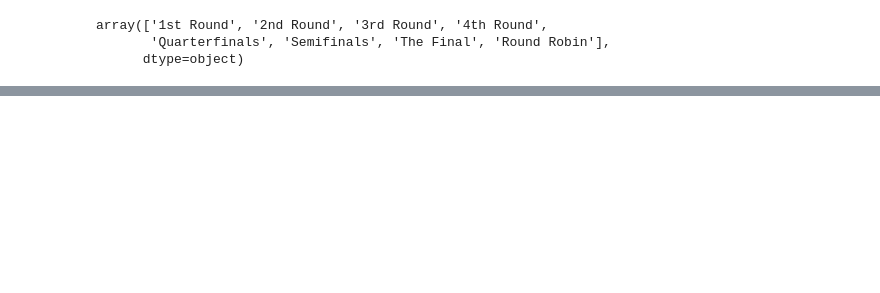
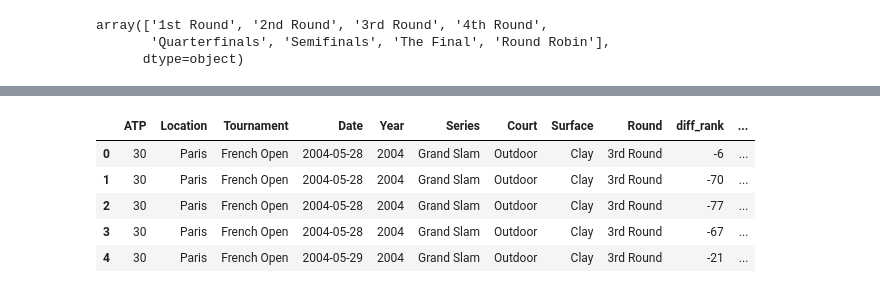
Before and after one commit to rielaben/Tennis_Modeling, a Jupyter notebook: data_aggregating.ipynb, the cells around one changed output, grey strips where cells are left out. Cells and saved outputs as stored; diff of their text form; code cells hidden in the pictures; blank space fills up the shorter version.

```diff
--- a/data_aggregating.ipynb
+++ b/data_aggregating.ipynb
@@ -219,3 +228,35 @@ tennis_df.head()
 # find surface and other features
 # %%
 tennis_df_historical = tennis_df.copy()
+# %%
+# creates player dictionary with basic info
+def player_dict_generator(name, rank, prob):
+
+    player_dict = {}
+    player_dict['name'] = name
+    player_dict['rank'] = rank
+    player_dict['prob'] = prob
+
+    return player_dict
+# %%
+# queries into whole dataset to filter so we're only looking at matches of a player before the match of interest
+def historical_match_data(player_name, date_of_match):
+#     isolated all matches a player has played in (whole dataset)
+    player_rank_history = tennis_df_historical.loc[(tennis_df_historical['Winner'] == player_name) | (tennis_df_historical['Loser'] == player_name)]
+#     filter this so we're only looking at historical matches
+
+    player_rank_history = player_rank_history.loc[player_rank_history['Date'] < date_of_match]
+
+    return player_rank_history
+# %%
+# returns winning percentage for given df
+# this function should only be called after historical_match_data()
+def winning_percentage(player_df, player_name):
+
+#     find where player wins, loses, then get percentage
+    appears_winner = len(player_df.loc[player_df['Winner']==player_name])
+    appears_loser = len(player_df.loc[player_df['Loser']==player_name])
+    assert(appears_winner + appears_loser == len(player_df))
+    winning_percentage = appears_winner/len(player_df)
+
+    return winning_percentage
@@ -366,0 +546,15 @@ display(final_df)
+# %%
+HR_win_col = ML_dataframe.pop('HR_win?')
+ML_dataframe.insert(len(ML_dataframe.columns), 'HR_win?', HR_win_col)
+
+diff_prob_col = ML_dataframe.pop('diff_prob')
+ML_dataframe.insert(len(ML_dataframe.columns), 'diff_prob', diff_prob_col)
+# %%
+display(ML_dataframe)
+# %% [output]
+|  | ATP | Location | Tournament | Date | Year | Series | Court | Surface | Round | diff_rank | ... |
+| 0 | 30 | Paris | French Open | 2004-05-28 | 2004 | Grand Slam | Outdoor | Clay | 3rd Round | -6 | ... |
+| 1 | 30 | Paris | French Open | 2004-05-28 | 2004 | Grand Slam | Outdoor | Clay | 3rd Round | -70 | ... |
+| 2 | 30 | Paris | French Open | 2004-05-28 | 2004 | Grand Slam | Outdoor | Clay | 3rd Round | -77 | ... |
+| 3 | 30 | Paris | French Open | 2004-05-28 | 2004 | Grand Slam | Outdoor | Clay | 3rd Round | -67 | ... |
+| 4 | 30 | Paris | French Open | 2004-05-29 | 2004 | Grand Slam | Outdoor | Clay | 3rd Round | -21 | ... |
```
Also changed, not shown: parts of 7 cells of this notebook, 1 other file.
